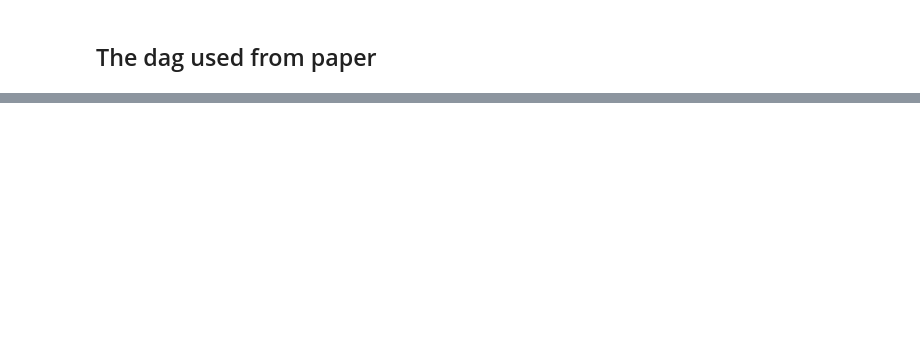
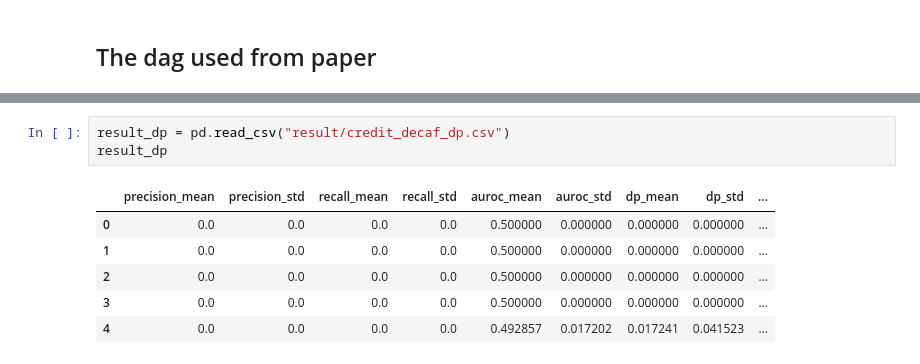
Before and after one commit to ShuaiWang97/UvA_FACT2022, a Jupyter notebook: EXPERIMENT_2.ipynb, the cells around one changed output, grey strips where cells are left out. Drawn from its saved outputs; the diff is of its cells as text; blank space fills up the shorter version.

```diff
--- a/EXPERIMENT_2.ipynb
+++ b/EXPERIMENT_2.ipynb
@@ -373,0 +1046,10 @@ eval_model(synth_data, dataset_test)
+# %%
+result_dp = pd.read_csv("result/credit_decaf_dp.csv")
+result_dp
+# %% [output]
+|  | precision_mean | precision_std | recall_mean | recall_std | auroc_mean | auroc_std | dp_mean | dp_std | ... |
+| 0 | 0.0 | 0.0 | 0.0 | 0.0 | 0.500000 | 0.000000 | 0.000000 | 0.000000 | ... |
+| 1 | 0.0 | 0.0 | 0.0 | 0.0 | 0.500000 | 0.000000 | 0.000000 | 0.000000 | ... |
+| 2 | 0.0 | 0.0 | 0.0 | 0.0 | 0.500000 | 0.000000 | 0.000000 | 0.000000 | ... |
+| 3 | 0.0 | 0.0 | 0.0 | 0.0 | 0.500000 | 0.000000 | 0.000000 | 0.000000 | ... |
+| 4 | 0.0 | 0.0 | 0.0 | 0.0 | 0.492857 | 0.017202 | 0.017241 | 0.041523 | ... |
```
Also changed, not shown: parts of 29 cells of this notebook, 6 other files.
